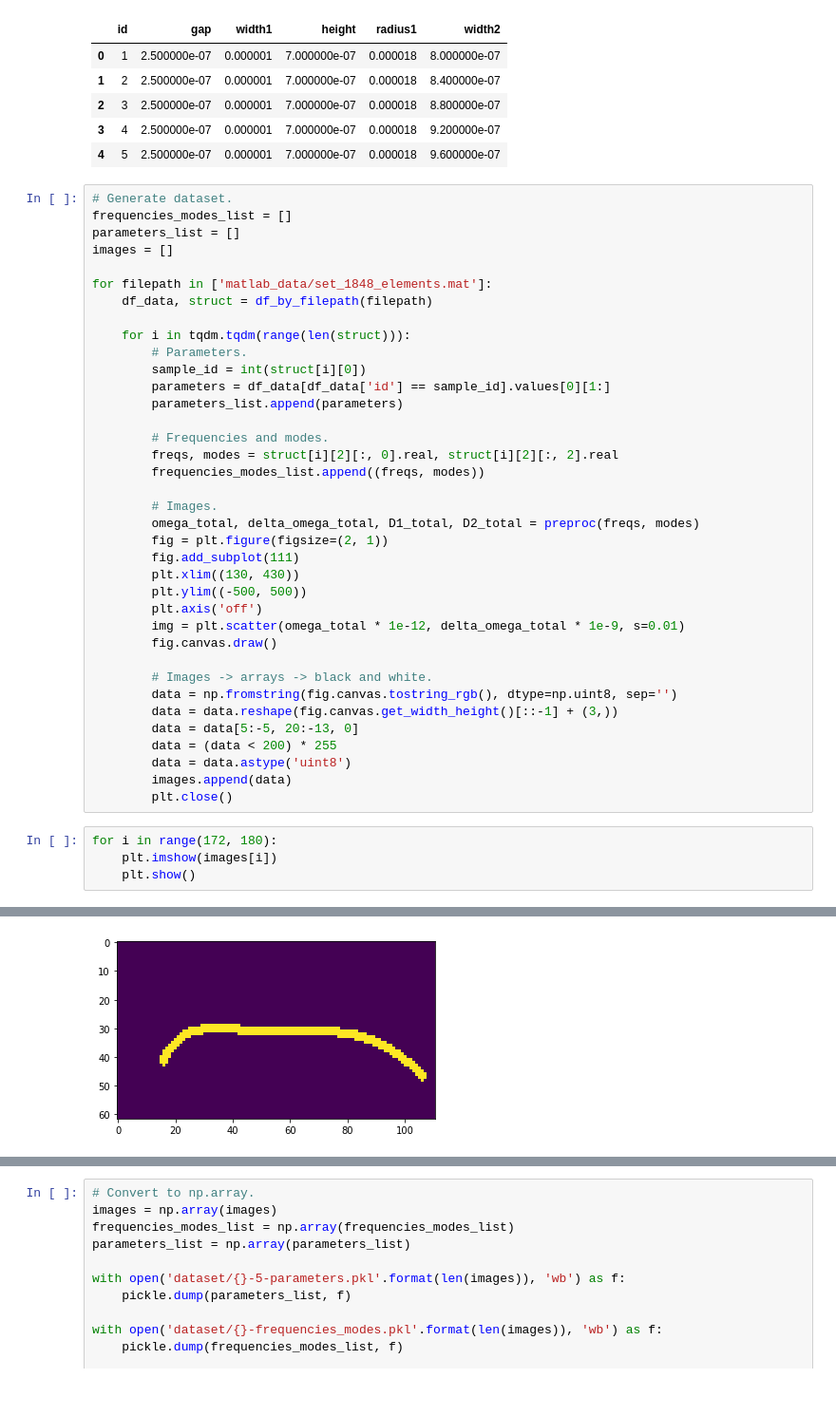
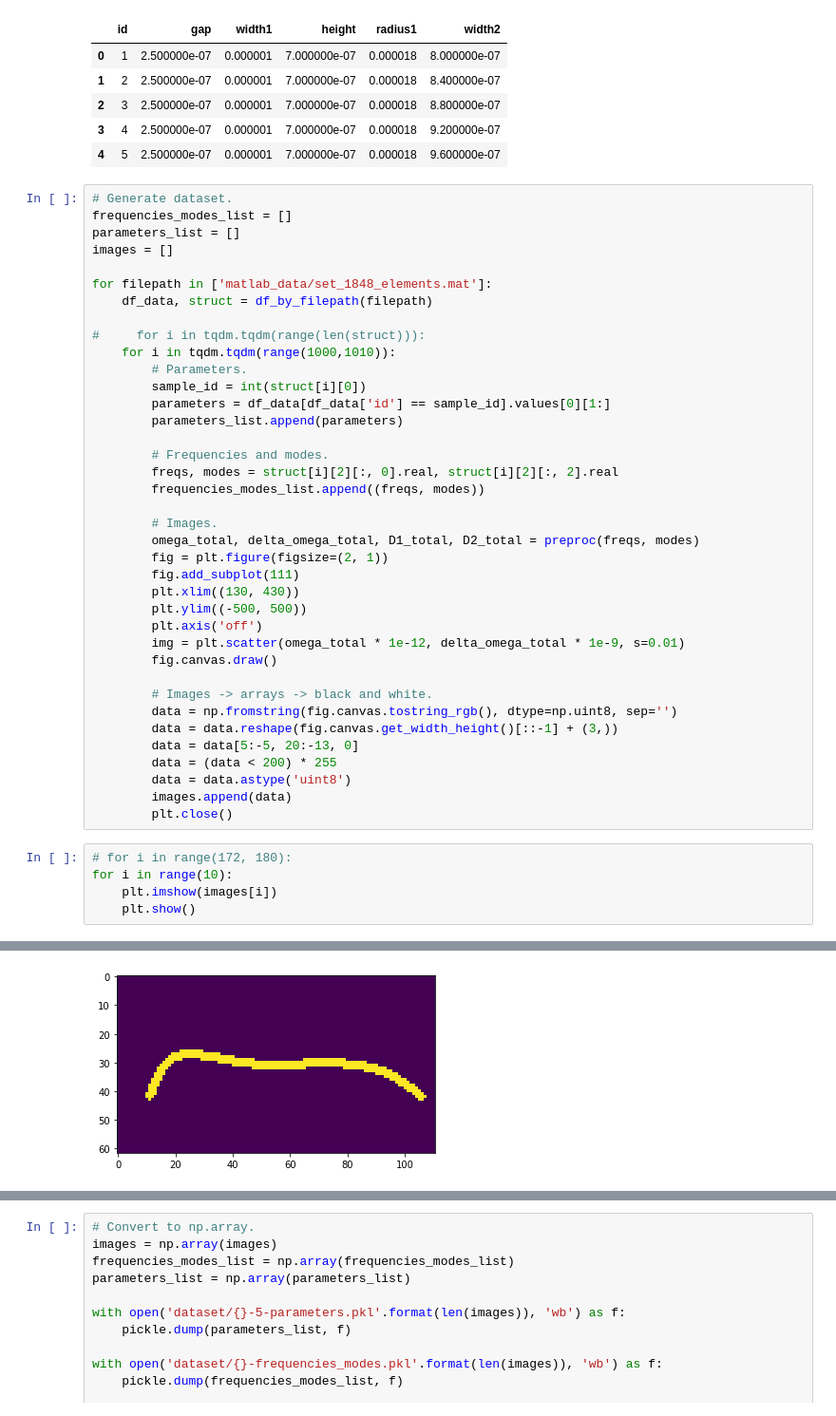
Before and after one commit to akarazeev/REDE, a Jupyter notebook: utils/prepare_dataset.ipynb, the cells around one changed output, grey strips where cells are left out. Shown: that part at 95% size. Drawn from its saved outputs; the diff is of its cells as text.

```diff
--- a/utils/prepare_dataset.ipynb
+++ b/utils/prepare_dataset.ipynb
@@ -108,7 +58,8 @@ images = []
 for filepath in ['matlab_data/set_1848_elements.mat']:
     df_data, struct = df_by_filepath(filepath)
 
-    for i in tqdm.tqdm(range(len(struct))):
+#     for i in tqdm.tqdm(range(len(struct))):
+    for i in tqdm.tqdm(range(1000,1010)):
         # Parameters.
         sample_id = int(struct[i][0])
         parameters = df_data[df_data['id'] == sample_id].values[0][1:]
@@ -137,7 +88,8 @@ for filepath in ['matlab_data/set_1848_elements.mat']:
         images.append(data)
         plt.close()
 # %%
-for i in range(172, 180):
+# for i in range(172, 180):
+for i in range(10):
     plt.imshow(images[i])
     plt.show()
 # %% [output]
@@ -151 +103 @@ for i in range(172, 180):
-[figure, old version]
+[figure, new version]
```
Also changed, not shown: parts of 6 cells of this notebook, 4 other files.
